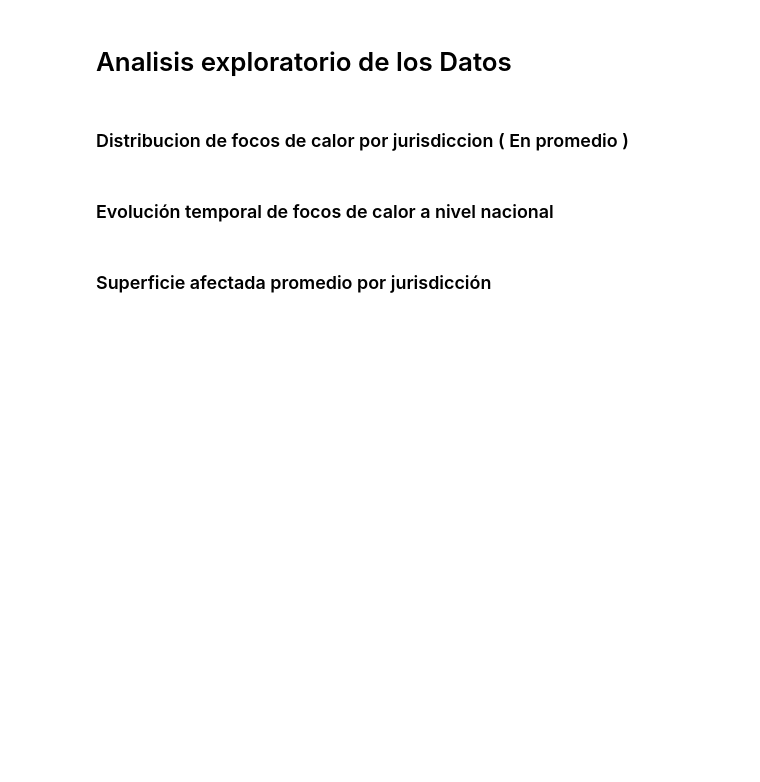
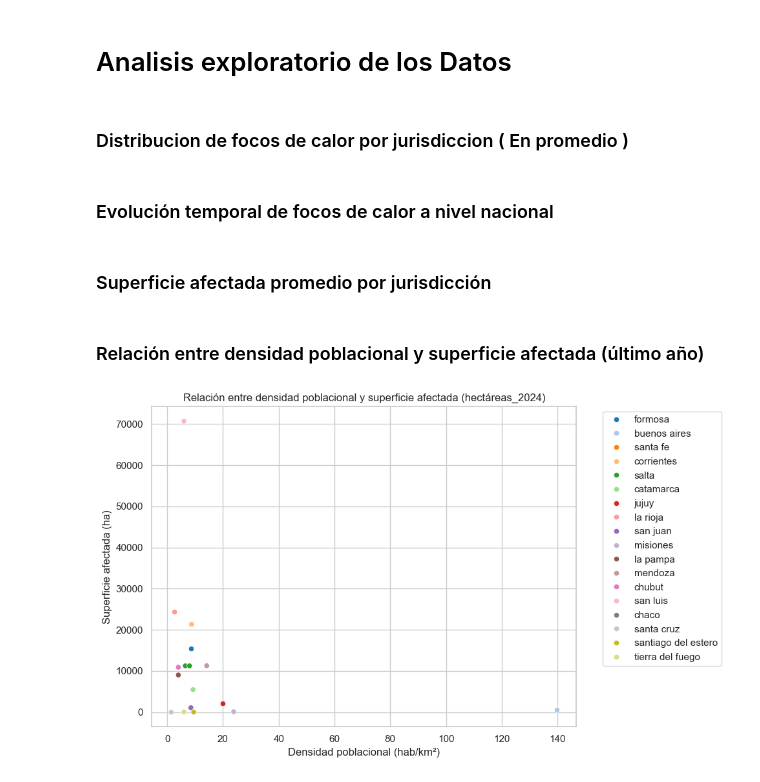
Before and after one commit to FNT138/Analisis_PrediccionIncendiosForestales, a Jupyter notebook: Proy.ipynb, the cells around one changed output. Cells and saved outputs as stored; diff of their text form; code cells hidden in the pictures; blank space fills up the shorter version.

```diff
--- a/Proy.ipynb
+++ b/Proy.ipynb
@@ -44,7 +44,7 @@ for hoja, df in estadisticas.items():
 # 4. Densidad de población por cuenca
 poblacion = pd.read_excel(r"datasets\Densidad de población por cuenca.xlsx")
 poblacion = limpiar_dataframe(poblacion)
-poblacion = convertir_a_numerico(poblacion, columnas_excluidas=["cuenca"])
+poblacion = convertir_a_numerico(poblacion, columnas_excluidas=["provincia"])
 
 # 5. Superficie afectada
 superficie_abs = pd.read_excel(r"datasets\Superficie afectada por incendios reportados, por jurisdicción.xlsx", sheet_name="rii_c_hectareas_incendios_prov_")
@@ -146,3 +146,27 @@ plt.xlabel("Hectáreas promedio")
 plt.ylabel("Jurisdicción")
 plt.tight_layout()
 plt.show()
+# %% [markdown]
+### Relación entre densidad poblacional y superficie afectada (último año)
+# %%
+# (Si la columna original se llama 'provincia' en poblacion)
+poblacion["jurisdicción"] = poblacion["provincia"].str.strip().str.lower()
+superficie_abs["jurisdicción"] = superficie_abs["jurisdicción"].str.strip().str.lower()
+
+df_comb = pd.merge(
+    poblacion,
+    superficie_abs[["jurisdicción", superficie_abs.columns[-3]]],
+    on="jurisdicción",
+    how="inner"
+)
+
+plt.figure()
+sns.scatterplot(data=df_comb, x="prom_densidad_hab_km2", y=superficie_abs.columns[-3], hue="jurisdicción", palette="tab20")
+plt.title(f"Relación entre densidad poblacional y superficie afectada ({superficie_abs.columns[-3]})")
+plt.xlabel("Densidad poblacional (hab/km²)")
+plt.ylabel("Superficie afectada (ha)")
+plt.legend(bbox_to_anchor=(1.05, 1), loc='upper left')
+plt.tight_layout()
+plt.show()
+# %% [output]
+[figure, added]
```
